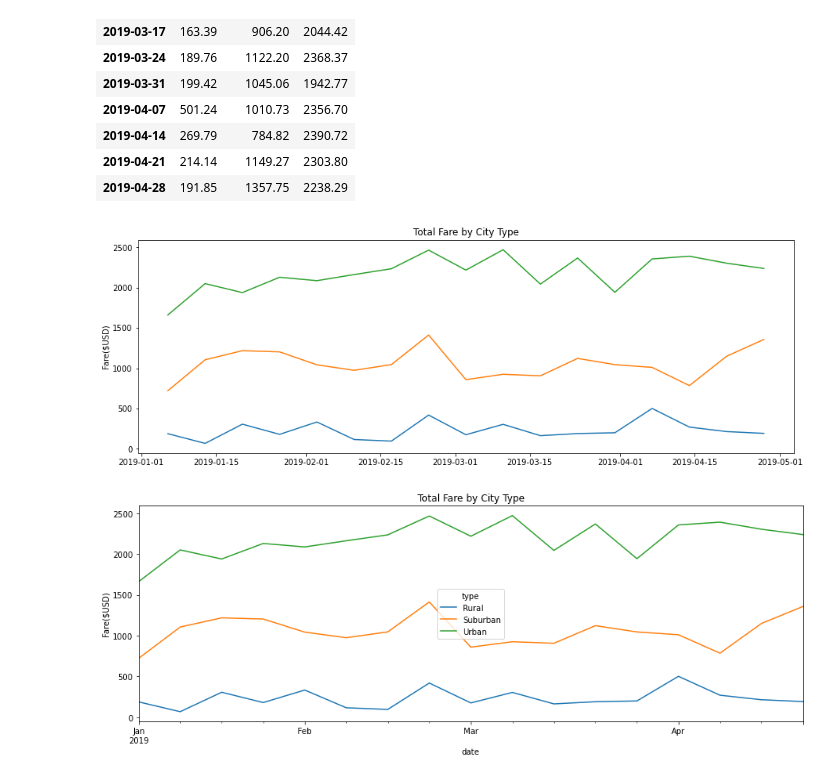
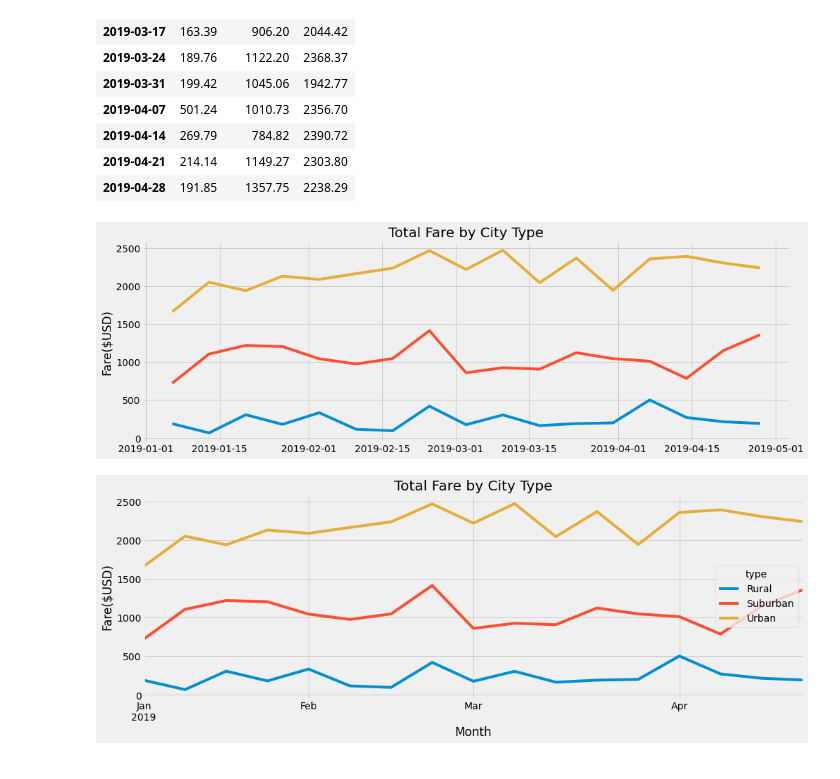
Before and after one commit to dlescarbeau413/Pyber_Analysis, a Jupyter notebook: PyBer_Challenge_starter_code.ipynb, the cells around one changed output. Drawn from its saved outputs; the diff is of its cells as text; code cells hidden in the pictures.

```diff
--- a/PyBer_Challenge_starter_code.ipynb
+++ b/PyBer_Challenge_starter_code.ipynb
@@ -255,27 +256,29 @@ sum_fares_by_week
 # %%
 # 8. Using the object-oriented interface method, plot the resample DataFrame using the df.plot() function.
 
 
 #object-oriented interface method
 fig,ax= plt.subplots(figsize=(15,5))
 ax.plot(sum_fares_by_week)
 ax.set_title('Total Fare by City Type')
 ax.set_ylabel('Fare($USD)')
 plt.show()
 
 
 #the df.plot() function
 sum_fares_by_week.plot(figsize=(15,5))
 plt.title('Total Fare by City Type')
+plt.xlabel('Month')
 plt.ylabel('Fare($USD)')
+plt.savefig('analysis/Total_fare_by_city_type')
 plt.show()
 
 
 
 # Import the style from Matplotlib.
 from matplotlib import style
 # Use the graph style fivethirtyeight.
 style.use('fivethirtyeight')
 # %% [output]
-[figure, old version]
+[figure, new version]
-[figure, old version]
+[figure, new version]
```
Also changed, not shown: parts of 1 cell of this notebook, 1 other file.
